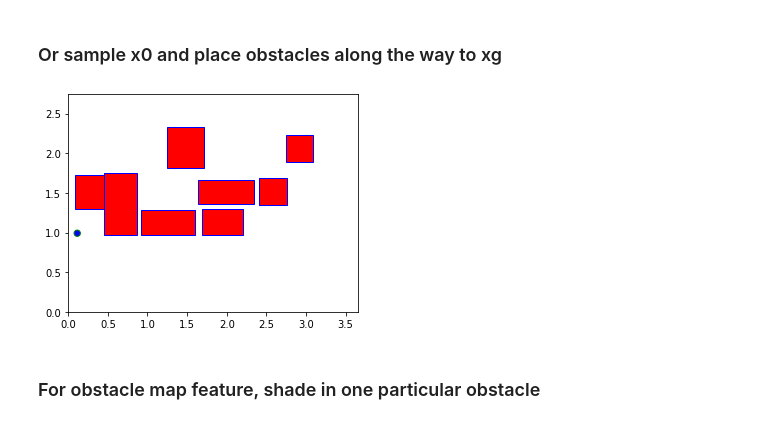
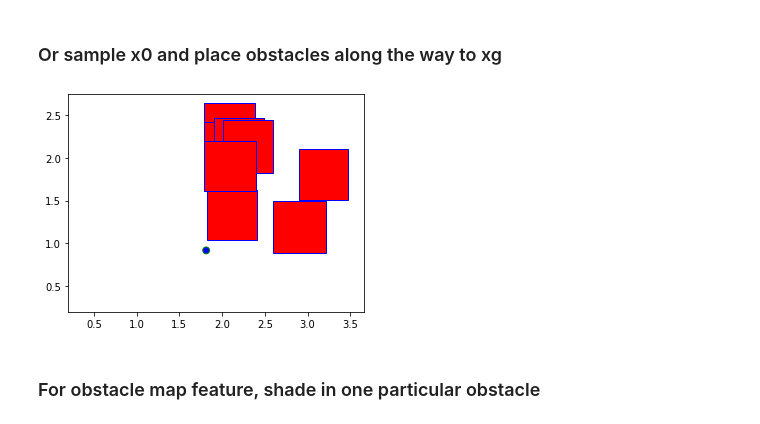
Before and after one commit to StanfordASL/CoCo, a Jupyter notebook: free_flyer/data_generation.ipynb, the cells around one changed output. Cells and saved outputs as stored; diff of their text form; code cells hidden in the pictures.

```diff
--- a/free_flyer/data_generation.ipynb
+++ b/free_flyer/data_generation.ipynb
@@ -21,7 +18,7 @@ The autoreload extension is already loaded. To reload it, use:
 # %%
 n = 2; m = 2
 
-N = 6 # horizon
+N = 8 # horizon
 dh = 0.75
 Ak = np.eye(2*n)
 Ak[:n,n:] = dh*np.eye(n)
@@ -29,23 +26,28 @@ Bk = np.zeros((2*n,m))
 Bk[:n,:] = 0.5*dh**2 * np.eye(n)
 Bk[n:,:] = dh*np.eye(n)
 
-Q = np.diag([2,2,1,1.])
-R = 1000.*np.eye(m)
+Q = np.diag([0.75,0.75,1,1.])
+R = 1000.0*np.eye(m)
 
 mass_ff_min = 15.36
 mass_ff_max = 18.08
 mass_ff = 0.5*(mass_ff_min+mass_ff_max)
-thrust_max = 2*1.  # max thrust [N] from two thrusters
+thrust_max = 0.4  # max thrust [N] from two thrusters
 umin = -thrust_max/mass_ff
 umax = thrust_max/mass_ff
 velmin = -0.2
 velmax = 0.2
-posmin = np.zeros(n)
+posmin = np.array([0.2, 0.2])
 
 ft2m = 0.3048
 posmax = ft2m*np.array([12.,9.])
-max_box_size = 0.75
-min_box_size = 0.25
+
+in2m = 0.0254
+widths = 0.27
+inflate = 0.2
+
+max_box_size = widths + inflate + 0.1
+min_box_size = widths + inflate + 0.05
 box_buffer = 0.025
 border_size = 0.05
 
@@ -81,0 +119,21 @@ plt.show()
+# %%
+plt.axes()
+for obstacle in obstacles:
+    rectangle = plt.Rectangle((obstacle[0], obstacle[2]), \
+                              obstacle[1]-obstacle[0], obstacle[3]-obstacle[2], \
+                             fc='red', ec='blue')
+    plt.gca().add_patch(rectangle)
+    plt.axis('scaled')
+
+circle = plt.Circle((x0[0],x0[1]), 0.04, fc='blue',ec="green")
+plt.gca().add_patch(circle)
+
+circle = plt.Circle((xg[0],xg[1]), 0.04, fc='blue',ec="green")
+plt.gca().add_patch(circle)
+
+plt.quiver(Xopt[0,:], Xopt[1,:], Xopt[2,:], Xopt[3,:])
+
+ax = plt.gca()
+ax.margins(0)
+ax.set(xlim=(posmin[0],posmax[0]), ylim=(posmin[1],posmax[1]))
+plt.show()
@@ -84,32 +144,32 @@ plt.show()
 # %%
 x0 = np.hstack((posmin + 0.5*(posmax-posmin)*np.random.rand(2), \
                velmin + (velmax-velmin)*np.random.rand(2)))
 obstacles = find_obs(x0, n_obs, posmin, posmax, \
                 border_size, box_buffer, min_box_size, max_box_size, \
                 ignore_intersection=False)
 if len(obstacles) == 0:
     obstacles = find_obs(x0, n_obs, posmin, posmax, \
-                    border_size, box_buffer, min_bos_size, max_box_size, \
+                    border_size, box_buffer, min_box_size, max_box_size, \
                     ignore_intersection=True)
 
 if len(obstacles) is n_obs:
     plt.axes()
     for obstacle in obstacles:
         rectangle = plt.Rectangle((obstacle[0], obstacle[2]), \
                                   obstacle[1]-obstacle[0], obstacle[3]-obstacle[2], \
                                  fc='red', ec='blue')
         plt.gca().add_patch(rectangle)
         plt.axis('scaled')
 
     circle = plt.Circle((x0[0],x0[1]), 0.04, fc='blue',ec="green")
     plt.gca().add_patch(circle)
 
     ax = plt.gca()
     ax.margins(0)
     ax.set(xlim=(posmin[0],posmax[0]), ylim=(posmin[1],posmax[1]))
     plt.show()
 # %% [output]
-[figure, old version]
+[figure, new version]
 # %% [markdown]
 ### For obstacle map feature, shade in one particular obstacle
 # %%
```
Also changed, not shown: parts of 7 cells of this notebook, 2 other files.
